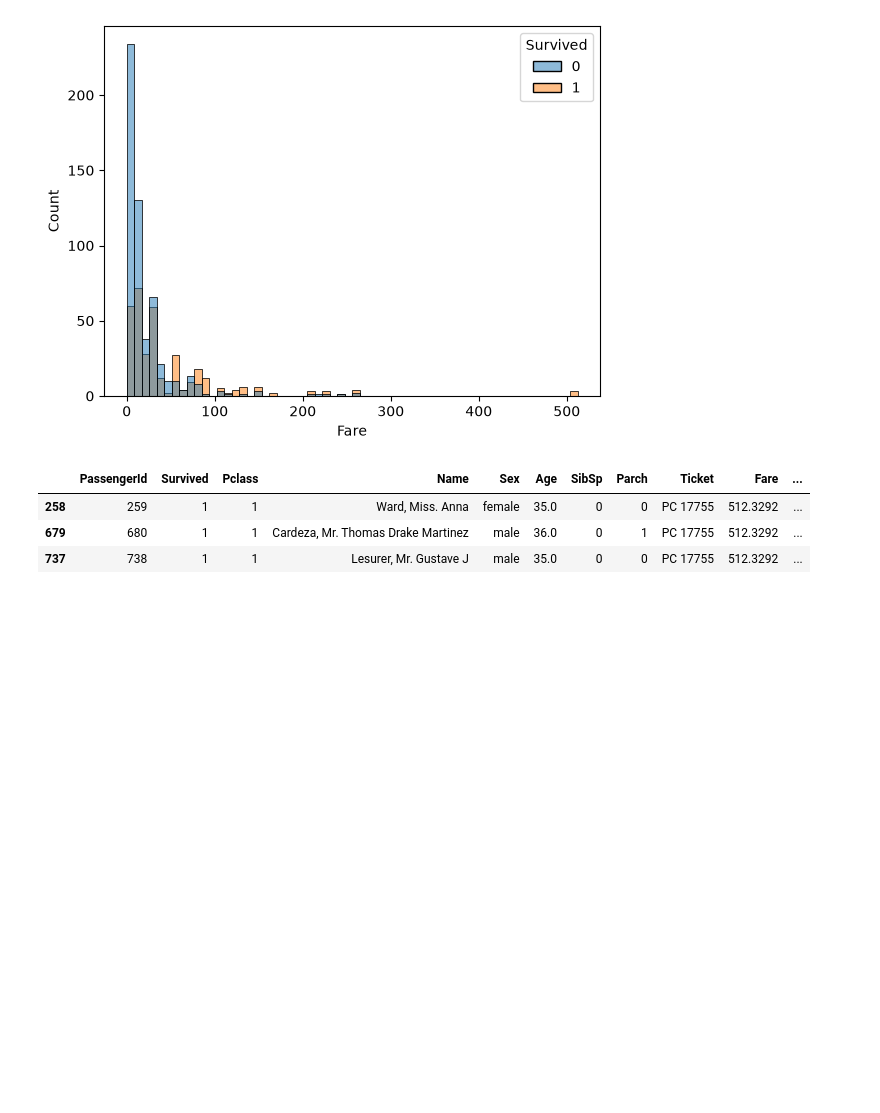
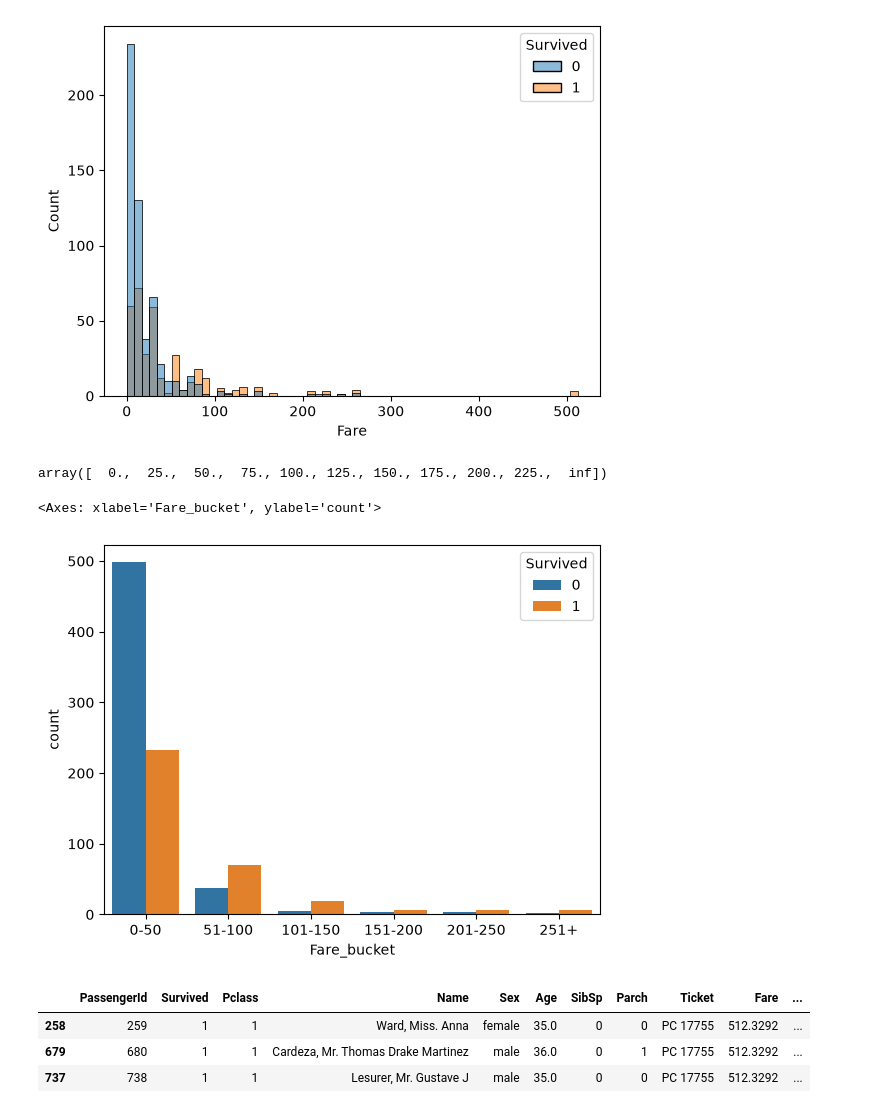
Before and after one commit to MarcooMateoo/ml-titanic, a Jupyter notebook: notebooks/01_EDA.ipynb, the cells around one changed output. Drawn from its saved outputs; the diff is of its cells as text; code cells hidden in the pictures; blank space fills up the shorter version.

```diff
--- a/notebooks/01_EDA.ipynb
+++ b/notebooks/01_EDA.ipynb
@@ -157,6 +170,30 @@ sns.histplot(train_set, x = "Fare", hue="Survived")
 # %% [output]
 <Axes: xlabel='Fare', ylabel='Count'>
 [figure]
+# %%
+np.append(np.arange(0, 250, 25.0), float('inf'))
+# %% [output]
+array([  0.,  25.,  50.,  75., 100., 125., 150., 175., 200., 225.,  inf])
+# %%
+df = train_set.copy()
+df['Fare_bucket'] = pd.cut(
+    train_set['Fare'],
+    bins=[0, 50, 100, 150, 200, 250, float('inf')],
+    labels=[
+        '0-50',
+        '51-100',
+        '101-150',
+        '151-200',
+        '201-250',
+        '251+'
+        ],
+    include_lowest=True
+)
+
+sns.countplot(df, x="Fare_bucket", hue = "Survived")
+# %% [output]
+<Axes: xlabel='Fare_bucket', ylabel='count'>
+[figure, added]
 # %%
 df = train_set.copy()
 df[df['Fare'] > 400]
```
Also changed, not shown: parts of 9 cells of this notebook, 2 other files.
